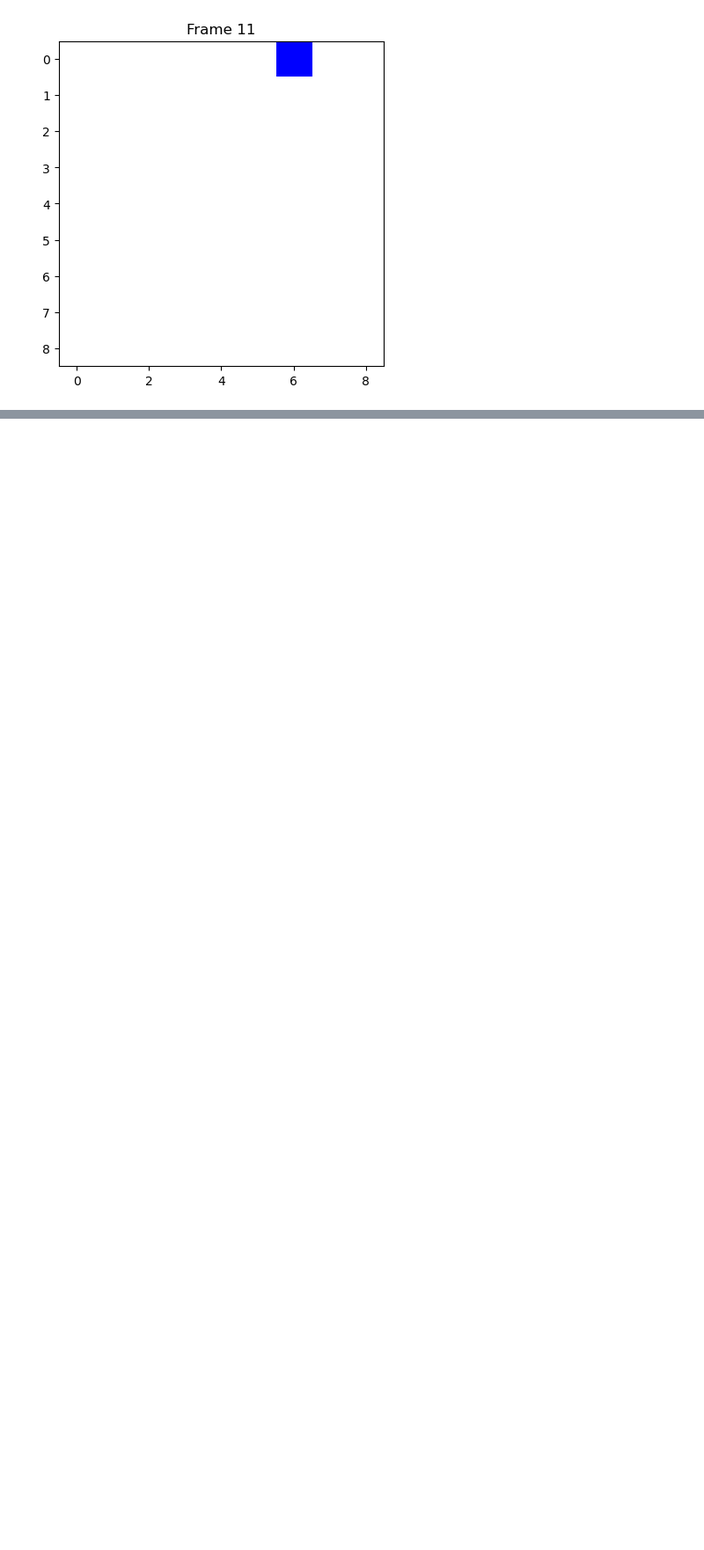
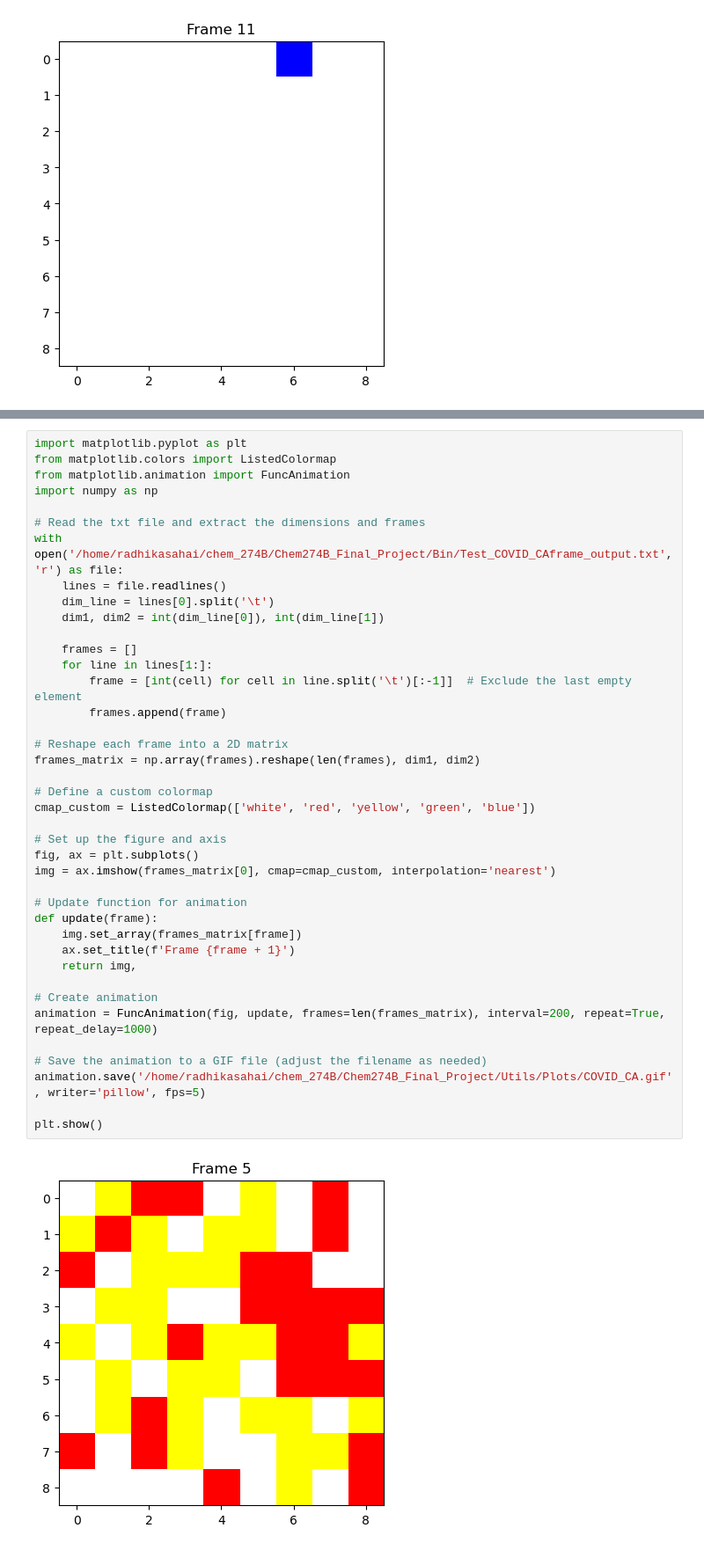
Before and after one commit to brandonrobello/Chem274B_Final_Project, a Jupyter notebook: Utils/Plots/COVID_vis.ipynb, the cells around one changed output, grey strips where cells are left out. Shown at 88% size. Cells and saved outputs as stored; diff of their text form; blank space fills up the shorter version.

```diff
--- a/Utils/Plots/COVID_vis.ipynb
+++ b/Utils/Plots/COVID_vis.ipynb
@@ -83,0 +117,42 @@ plt.show()
+# %%
+import matplotlib.pyplot as plt
+from matplotlib.colors import ListedColormap
+from matplotlib.animation import FuncAnimation
+import numpy as np
+
+# Read the txt file and extract the dimensions and frames
+with open('/home/radhikasahai/chem_274B/Chem274B_Final_Project/Bin/Test_COVID_CAframe_output.txt', 'r') as file:
+    lines = file.readlines()
+    dim_line = lines[0].split('\t')
+    dim1, dim2 = int(dim_line[0]), int(dim_line[1])
+
+    frames = []
+    for line in lines[1:]:
+        frame = [int(cell) for cell in line.split('\t')[:-1]]  # Exclude the last empty element
+        frames.append(frame)
+
+# Reshape each frame into a 2D matrix
+frames_matrix = np.array(frames).reshape(len(frames), dim1, dim2)
+
+# Define a custom colormap
+cmap_custom = ListedColormap(['white', 'red', 'yellow', 'green', 'blue'])
+
+# Set up the figure and axis
+fig, ax = plt.subplots()
+img = ax.imshow(frames_matrix[0], cmap=cmap_custom, interpolation='nearest')
+
+# Update function for animation
+def update(frame):
+    img.set_array(frames_matrix[frame])
+    ax.set_title(f'Frame {frame + 1}')
+    return img,
+
+# Create animation
+animation = FuncAnimation(fig, update, frames=len(frames_matrix), interval=200, repeat=True, repeat_delay=1000)
+
+# Save the animation to a GIF file (adjust the filename as needed)
+animation.save('/home/radhikasahai/chem_274B/Chem274B_Final_Project/Utils/Plots/COVID_CA.gif', writer='pillow', fps=5)
+
+plt.show()
+# %% [output]
+[figure, added]
```
Also changed, not shown: parts of 3 cells of this notebook, 2 other files.
